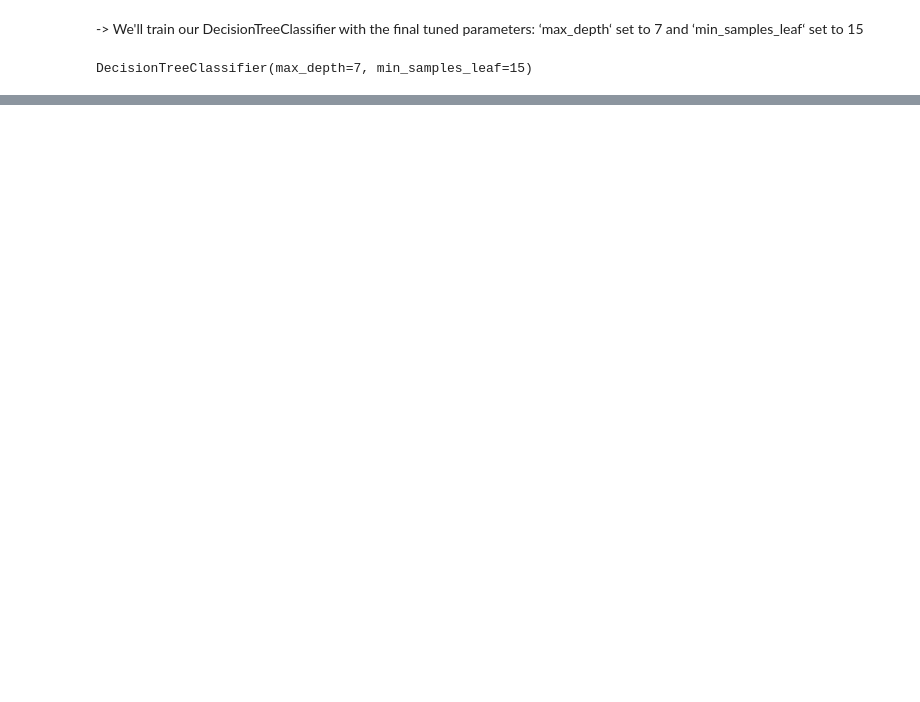
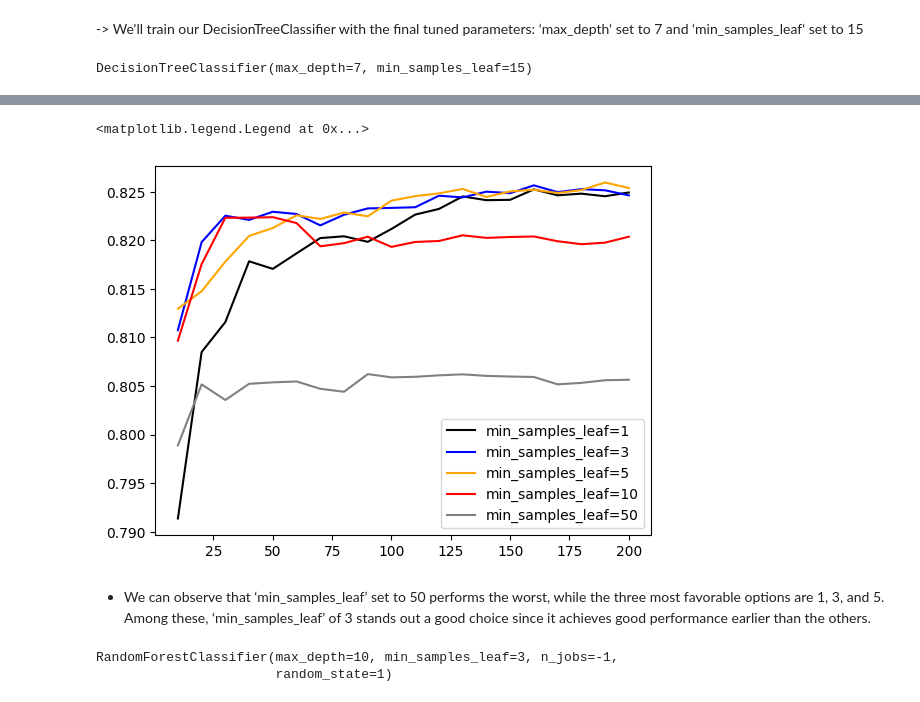
Before and after one commit to Charlie-Charlie01/Credit-Risk-Scoring-with-Decision-Trees, a Jupyter notebook: Credit Risk Scoring Project.ipynb, the cells around one changed output, grey strips where cells are left out. Cells and saved outputs as stored; diff of their text form; code cells hidden in the pictures; blank space fills up the shorter version.

```diff
--- a/Credit Risk Scoring Project.ipynb
+++ b/Credit Risk Scoring Project.ipynb
@@ -655,0 +789,23 @@ val 0.7799369111913008
+# %%
+# Let's select 10 as the best value
+max_depth = 10
+# %%
+# Now, we’ll proceed to find the optimal value for the ‘min_samples_leaf’ parameter using a similar method as before
+
+scores = []
+
+for s in [1, 3, 5, 10, 50]:
+    for n in range(10, 201, 10):
+        rf = RandomForestClassifier(n_estimators=n,
+                                    max_depth=max_depth,
+                                    min_samples_leaf=s,
+                                    random_state=1)
+        rf.fit(X_train, y_train)
+
+        y_pred = rf.predict_proba(X_val)[:, 1]
+        auc = roc_auc_score(y_val, y_pred)
+
+        scores.append((s, n, auc))
+
+columns = ['min_samples_leaf', 'n_estimators', 'auc']
+df_scores = pd.DataFrame(scores, columns=columns)
@@ -655,0 +819,15 @@ val 0.7799369111913008
+# %%
+colors = ['black', 'blue', 'orange', 'red', 'grey']
+min_samples_leaf_values = [1, 3, 5, 10, 50]
+
+for s, col in zip(min_samples_leaf_values, colors):
+    df_subset = df_scores[df_scores.min_samples_leaf == s]
+
+    plt.plot(df_subset.n_estimators, df_subset.auc, color=col, label='min_samples_leaf=%d' % s)
+
+plt.legend()
+# %% [output]
+<matplotlib.legend.Legend at 0x...>
+[figure, added]
+# %% [markdown]
+- We can observe that ‘min_samples_leaf’ set to 50 performs the worst, while the three most favorable options are 1, 3, and 5. Among these, ‘min_samples_leaf’ of 3 stands out a good choice since it achieves good performance earlier than the others.
@@ -655,0 +837,12 @@ val 0.7799369111913008
+# %%
+# Now, we're ready to retrain the model using these selected values
+rf = RandomForestClassifier(n_estimators=100,
+                            max_depth=max_depth,
+                            min_samples_leaf=min_samples_leaf,
+                            random_state=1,
+                            n_jobs=-1)
+
+rf.fit(X_train, y_train)
+# %% [output]
+RandomForestClassifier(max_depth=10, min_samples_leaf=3, n_jobs=-1,
+                       random_state=1)
```
Also changed, not shown: parts of 30 cells of this notebook, 1 other file.
